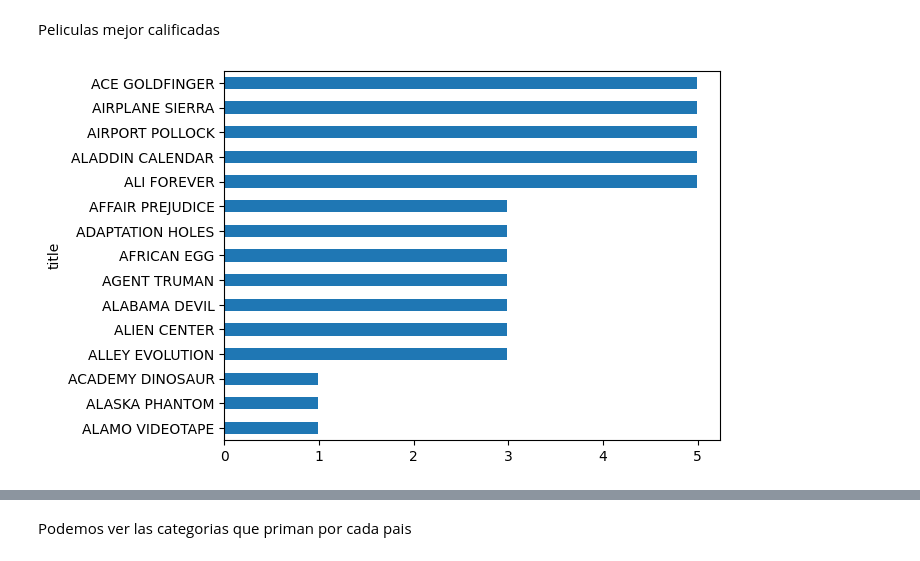
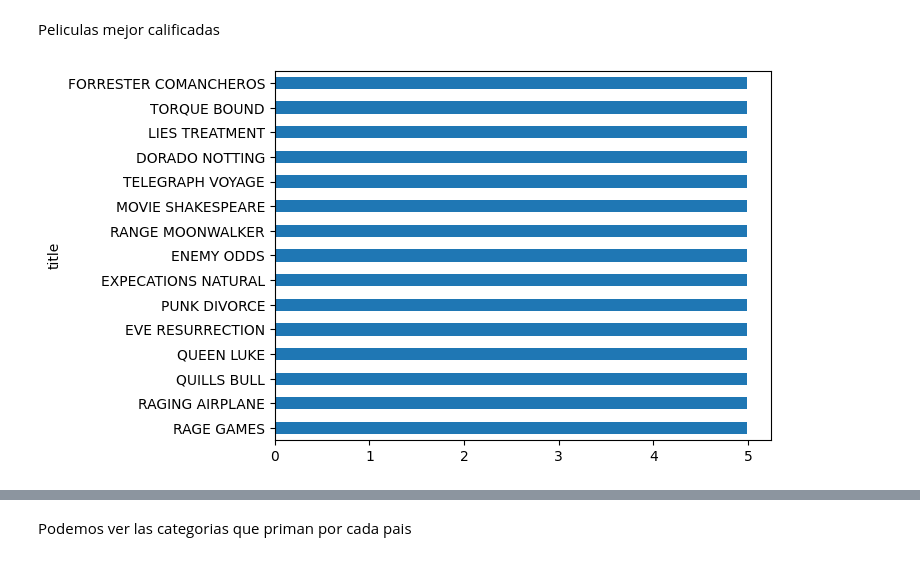
Before and after one commit to andycr00/sakila-ML, a Jupyter notebook: exploracion.ipynb, the cells around one changed output, grey strips where cells are left out. Drawn from its saved outputs; the diff is of its cells as text; code cells hidden in the pictures.

```diff
--- a/exploracion.ipynb
+++ b/exploracion.ipynb
@@ -92,8 +92,8 @@ plt.pie(a.head(10), labels=a.head(10).index, autopct=absolute_value);
 # %% [markdown]
 Peliculas mejor calificadas
 # %%
-data.groupby("title")["rental_rate"].mean().head(15).sort_values(ascending=False).plot(
+data.groupby("title")["rental_rate"].mean().sort_values(ascending=False).head(15).plot(
     kind="barh"
 ).invert_yaxis()
 # %% [output]
-[figure, old version]
+[figure, new version]
```
Also changed, not shown: parts of 10 cells of this notebook, 1 other file.
